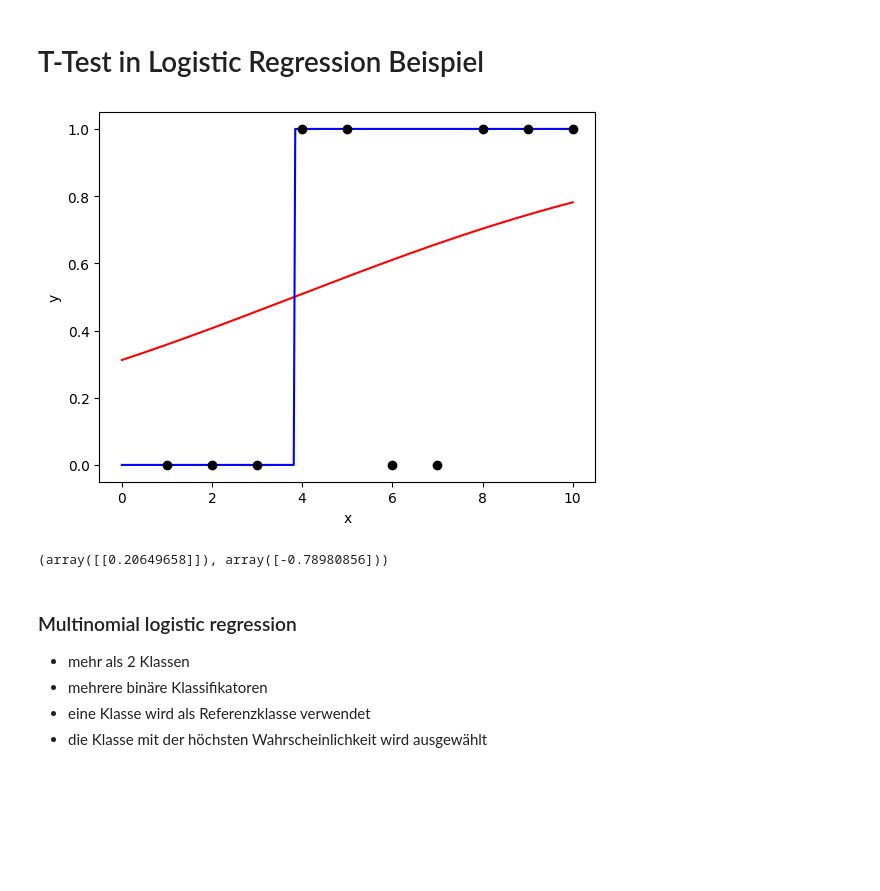
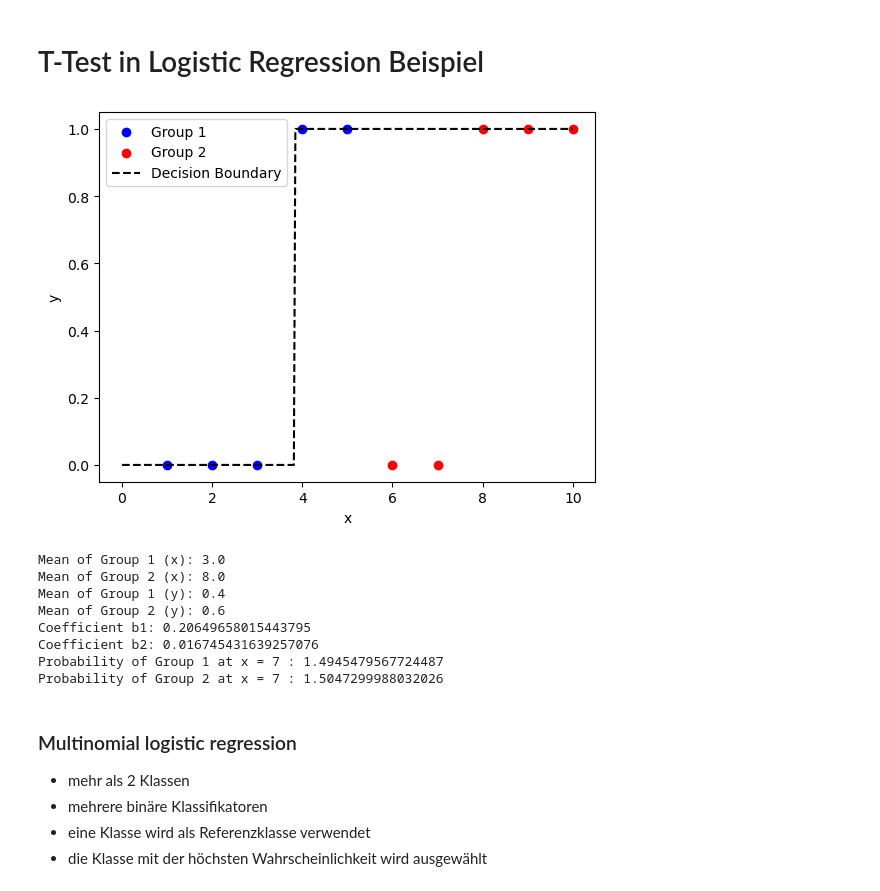
Before and after one commit to mmarco02/log_reg, a Jupyter notebook: presentation.ipynb, the cells around one changed output. Cells and saved outputs as stored; diff of their text form; code cells hidden in the pictures; blank space fills up the shorter version.

```diff
--- a/presentation.ipynb
+++ b/presentation.ipynb
@@ -241,34 +241,69 @@ $$
 # %%
 import numpy as np
 import matplotlib.pyplot as plt
 from sklearn.linear_model import LogisticRegression
 
+# Group 1
 x1 = np.array([1, 2, 3, 4, 5]).reshape(-1, 1)
 y1 = np.array([0, 0, 0, 1, 1])
 
+# Group 2
 x2 = np.array([6, 7, 8, 9, 10]).reshape(-1, 1)
 y2 = np.array([0, 0, 1, 1, 1])
 
+mean_x1 = np.mean(x1)
+mean_x2 = np.mean(x2)
+mean_y1 = np.mean(y1)
+mean_y2 = np.mean(y2)
+
+x = np.concatenate([x1, x2])
+y = np.concatenate([y1, y2])
+
 model = LogisticRegression(solver='liblinear', random_state=0)
-model.fit(np.concatenate([x1, x2]), np.concatenate([y1, y2]))
+model.fit(x, y)
 
-
-plt.scatter(np.concatenate([x1, x2]).ravel(), np.concatenate([y1, y2]), color='black', zorder=20)
+plt.scatter(x1, y1, color='blue', label='Group 1')
+plt.scatter(x2, y2, color='red', label='Group 2')
 
 x_test = np.linspace(0, 10, 300)
 y_prob = model.predict_proba(x_test.reshape(-1, 1))[:, 1]
-plt.plot(x_test, y_prob, color='red')
+plt.plot(x_test, y_prob > 0.5, color='black', linestyle='--', label='Decision Boundary')
 
-plt.plot(x_test, y_prob > 0.5, color='blue')
 plt.xlabel('x')
 plt.ylabel('y')
+plt.legend()
 
 plt.show()
 
-model.coef_, model.intercept_
+print("Mean of Group 1 (x):", mean_x1)
+print("Mean of Group 2 (x):", mean_x2)
+print("Mean of Group 1 (y):", mean_y1)
+print("Mean of Group 2 (y):", mean_y2)
+
+b1 = model.coef_[0][0]
+b2 = model.coef_[0][0] * (np.log(mean_y2) - np.log(mean_y1)) / (mean_x2 - mean_x1)
+print("Coefficient b1:", b1)
+print("Coefficient b2:", b2)
+
+def t_test(x):
+    p_group1 = np.exp(b1 * np.log(x))
+    p_group2 = np.exp(b1 * np.log(x) + b2 * (np.log(mean_y2) - np.log(mean_y1)))
+    return p_group1, p_group2
+
+x_example = 7
+p_group1, p_group2 = t_test(x_example)
+print("Probability of Group 1 at x =", x_example, ":", p_group1)
+print("Probability of Group 2 at x =", x_example, ":", p_group2)
 # %% [output]
-[figure, old version]
+[figure, new version]
-(array([[0.20649658]]), array([-0.78980856]))
+Mean of Group 1 (x): 3.0
+Mean of Group 2 (x): 8.0
+Mean of Group 1 (y): 0.4
+Mean of Group 2 (y): 0.6
+Coefficient b1: 0.20649658015443795
+Coefficient b2: 0.016745431639257076
+Probability of Group 1 at x = 7 : 1.4945479567724487
+Probability of Group 2 at x = 7 : 1.5047299988032026
 # %% [markdown]
 
 ### Multinomial logistic regression
```
Also changed, not shown: parts of 3 cells of this notebook.
